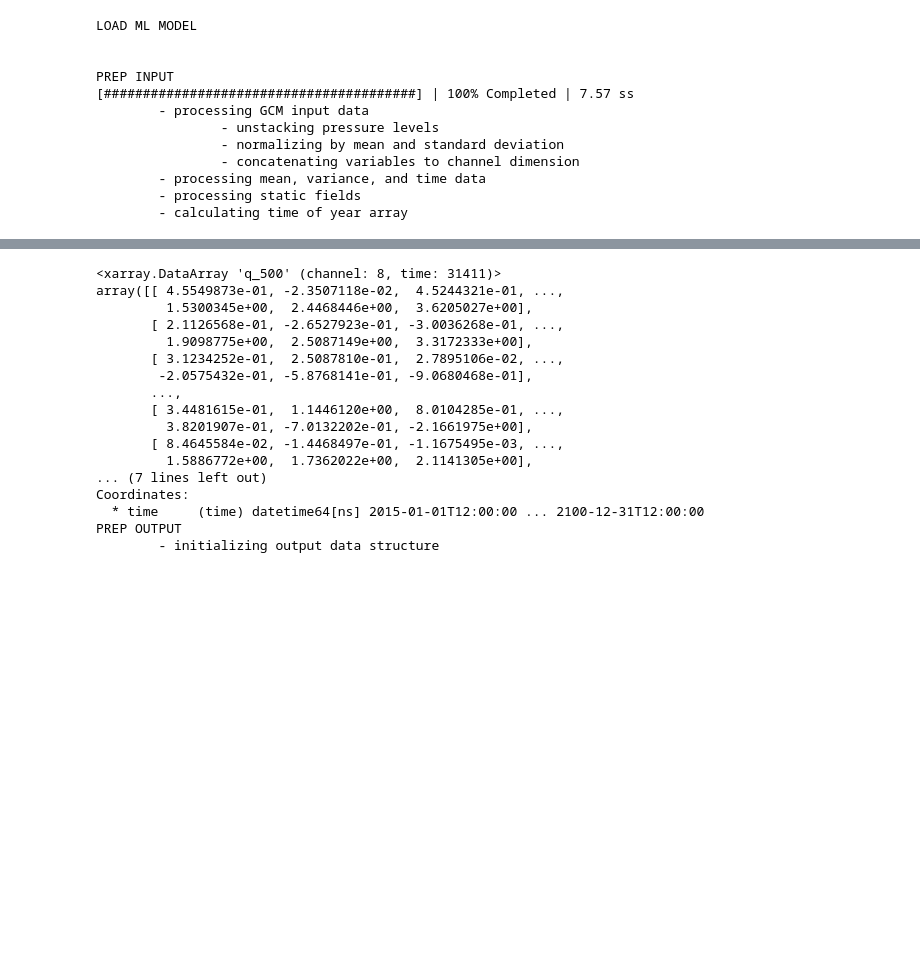
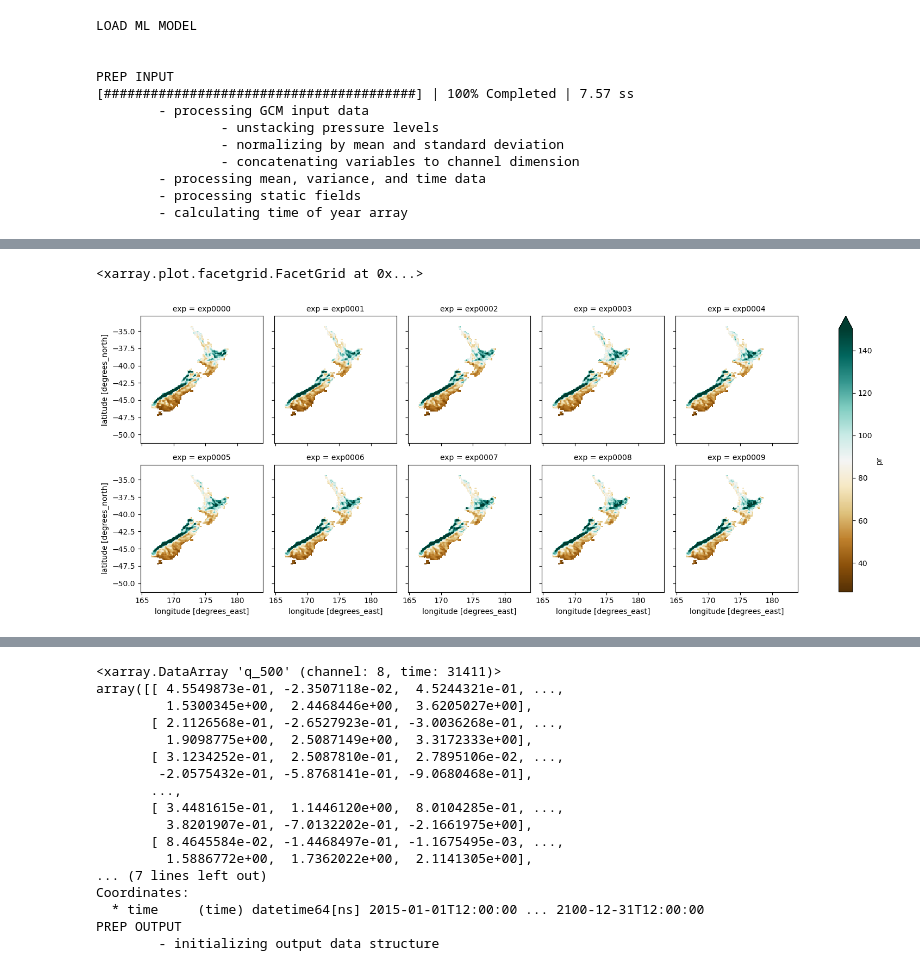
Before and after one commit to nram812/quickclim_rcm_emulator, a Jupyter notebook: Untitled.ipynb, the cells around one changed output, grey strips where cells are left out. Drawn from its saved outputs; the diff is of its cells as text; code cells hidden in the pictures; blank space fills up the shorter version.

```diff
--- a/Untitled.ipynb
+++ b/Untitled.ipynb
@@ -245,0 +596,5 @@ for file in files:
+# %%
+dset.pr.where(orog>0, np.nan).plot(col ="exp", col_wrap =5, vmax =150, cmap ='BrBG')
+# %% [output]
+<xarray.plot.facetgrid.FacetGrid at 0x...>
+[figure, added]
```
Also changed, not shown: parts of 22 cells of this notebook, 5 other files.
